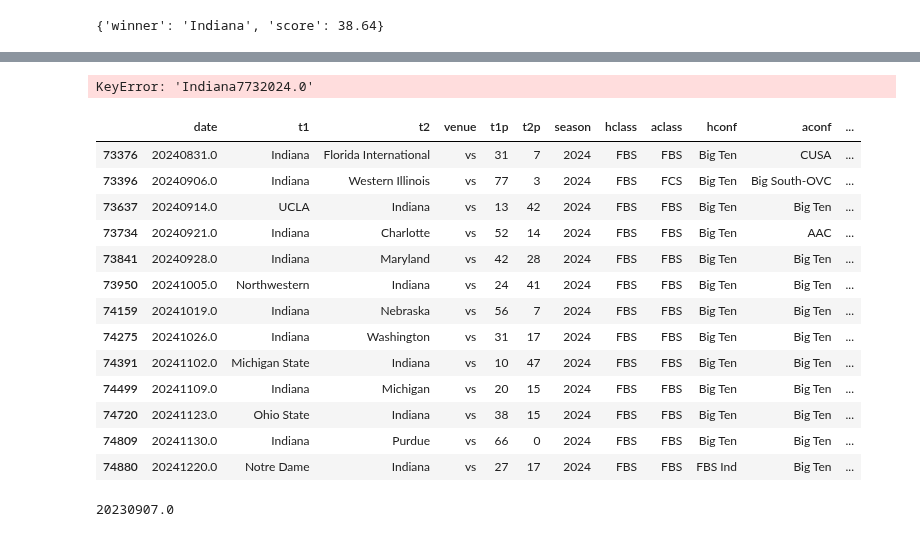
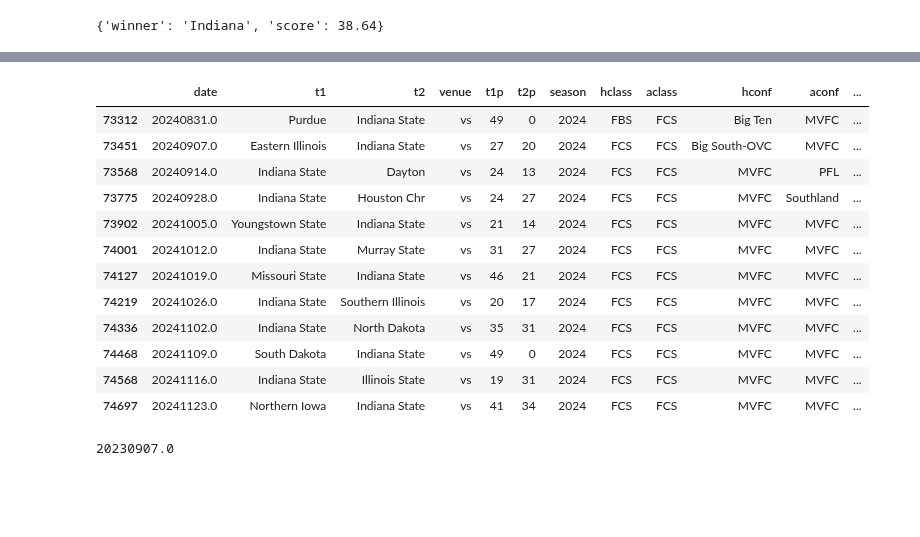
Before and after one commit to easella/ncaaf, a Jupyter notebook: cfb-with-rev.ipynb, the cells around one changed output, grey strips where cells are left out. Saved outputs shown, nothing was run; the diff lists cells and outputs as text; code cells hidden in the pictures; blank space fills up the shorter version.

```diff
--- a/cfb-with-rev.ipynb
+++ b/cfb-with-rev.ipynb
@@ -855,29 +865,24 @@ Indiana38.0152024.0
 Indiana1538.02024.0
 Indiana66.002024.0
 Indiana066.02024.0
-# %%
-games['Indiana'+str(77)+str(3)+str(float(2024))]
-# %% [output]
-KeyError: 'Indiana7732024.0'
 # %%
 a=df[df.season==2024]
-s='Indiana'
+s='Indiana State'
 a[(a.t1==s)|(a.t2==s)]
 # %% [output]
 |  | date | t1 | t2 | venue | t1p | t2p | season | hclass | aclass | hconf | aconf | ... |
-| 73376 | 20240831.0 | Indiana | Florida International | vs | 31 | 7 | 2024 | FBS | FBS | Big Ten | CUSA | ... |
-| 73396 | 20240906.0 | Indiana | Western Illinois | vs | 77 | 3 | 2024 | FBS | FCS | Big Ten | Big South-OVC | ... |
-| 73637 | 20240914.0 | UCLA | Indiana | vs | 13 | 42 | 2024 | FBS | FBS | Big Ten | Big Ten | ... |
-| 73734 | 20240921.0 | Indiana | Charlotte | vs | 52 | 14 | 2024 | FBS | FBS | Big Ten | AAC | ... |
-| 73841 | 20240928.0 | Indiana | Maryland | vs | 42 | 28 | 2024 | FBS | FBS | Big Ten | Big Ten | ... |
-| 73950 | 20241005.0 | Northwestern | Indiana | vs | 24 | 41 | 2024 | FBS | FBS | Big Ten | Big Ten | ... |
-| 74159 | 20241019.0 | Indiana | Nebraska | vs | 56 | 7 | 2024 | FBS | FBS | Big Ten | Big Ten | ... |
-| 74275 | 20241026.0 | Indiana | Washington | vs | 31 | 17 | 2024 | FBS | FBS | Big Ten | Big Ten | ... |
-| 74391 | 20241102.0 | Michigan State | Indiana | vs | 10 | 47 | 2024 | FBS | FBS | Big Ten | Big Ten | ... |
-| 74499 | 20241109.0 | Indiana | Michigan | vs | 20 | 15 | 2024 | FBS | FBS | Big Ten | Big Ten | ... |
-| 74720 | 20241123.0 | Ohio State | Indiana | vs | 38 | 15 | 2024 | FBS | FBS | Big Ten | Big Ten | ... |
-| 74809 | 20241130.0 | Indiana | Purdue | vs | 66 | 0 | 2024 | FBS | FBS | Big Ten | Big Ten | ... |
-| 74880 | 20241220.0 | Notre Dame | Indiana | vs | 27 | 17 | 2024 | FBS | FBS | FBS Ind | Big Ten | ... |
+| 73312 | 20240831.0 | Purdue | Indiana State | vs | 49 | 0 | 2024 | FBS | FCS | Big Ten | MVFC | ... |
+| 73451 | 20240907.0 | Eastern Illinois | Indiana State | vs | 27 | 20 | 2024 | FCS | FCS | Big South-OVC | MVFC | ... |
+| 73568 | 20240914.0 | Indiana State | Dayton | vs | 24 | 13 | 2024 | FCS | FCS | MVFC | PFL | ... |
+| 73775 | 20240928.0 | Indiana State | Houston Chr | vs | 24 | 27 | 2024 | FCS | FCS | MVFC | Southland | ... |
+| 73902 | 20241005.0 | Youngstown State | Indiana State | vs | 21 | 14 | 2024 | FCS | FCS | MVFC | MVFC | ... |
+| 74001 | 20241012.0 | Indiana State | Murray State | vs | 31 | 27 | 2024 | FCS | FCS | MVFC | MVFC | ... |
+| 74127 | 20241019.0 | Missouri State | Indiana State | vs | 46 | 21 | 2024 | FCS | FCS | MVFC | MVFC | ... |
+| 74219 | 20241026.0 | Indiana State | Southern Illinois | vs | 20 | 17 | 2024 | FCS | FCS | MVFC | MVFC | ... |
+| 74336 | 20241102.0 | Indiana State | North Dakota | vs | 35 | 31 | 2024 | FCS | FCS | MVFC | MVFC | ... |
+| 74468 | 20241109.0 | South Dakota | Indiana State | vs | 49 | 0 | 2024 | FCS | FCS | MVFC | MVFC | ... |
+| 74568 | 20241116.0 | Indiana State | Illinois State | vs | 19 | 31 | 2024 | FCS | FCS | MVFC | MVFC | ... |
+| 74697 | 20241123.0 | Northern Iowa | Indiana State | vs | 41 | 34 | 2024 | FCS | FCS | MVFC | MVFC | ... |
 # %%
 seasons={}
 for i in range(1962,2025):
```
Also changed, not shown: parts of 1 cell of this notebook.
